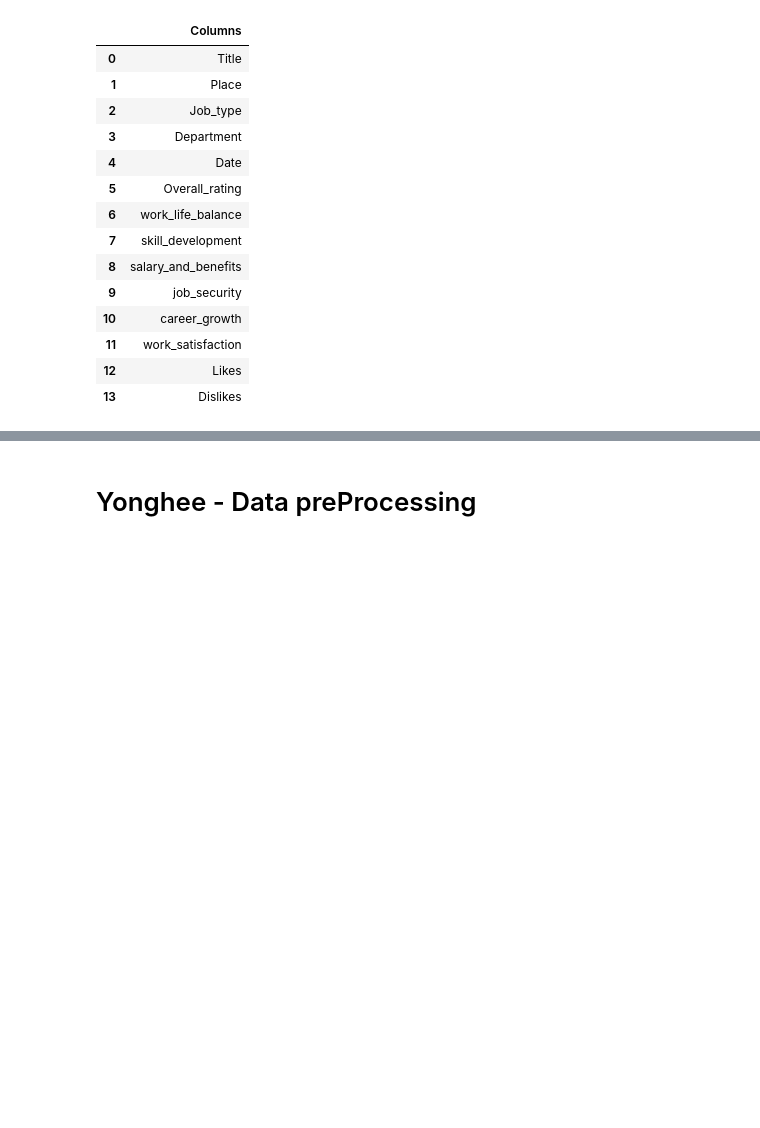
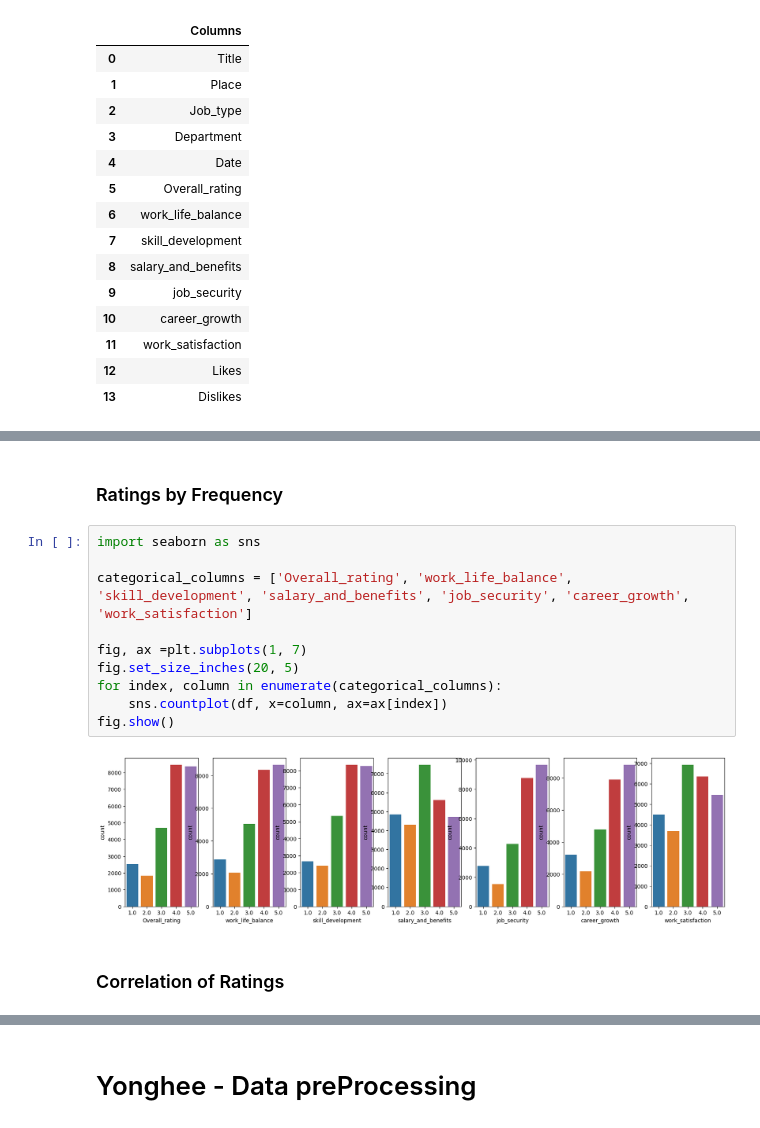
Before and after one commit to TEcjddns/UChicago_AIML_Project, a Jupyter notebook: EmployeeHappiness.ipynb, the cells around one changed output, grey strips where cells are left out. Saved outputs shown, nothing was run; the diff lists cells and outputs as text; blank space fills up the shorter version.

Commit message:
Merged in data preparation and visualizations from other notebooks.

```diff
--- a/EmployeeHappiness.ipynb
+++ b/EmployeeHappiness.ipynb
@@ -113,0 +118,16 @@ count_plot('Overall_rating')
+# %% [markdown]
+### Ratings by Frequency
+# %%
+import seaborn as sns
+
+categorical_columns = ['Overall_rating', 'work_life_balance', 'skill_development', 'salary_and_benefits', 'job_security', 'career_growth', 'work_satisfaction']
+
+fig, ax =plt.subplots(1, 7)
+fig.set_size_inches(20, 5)
+for index, column in enumerate(categorical_columns):
+    sns.countplot(df, x=column, ax=ax[index])
+fig.show()
+# %% [output]
+[figure, added]
+# %% [markdown]
+### Correlation of Ratings
```
Also changed, not shown: parts of 45 cells of this notebook.
